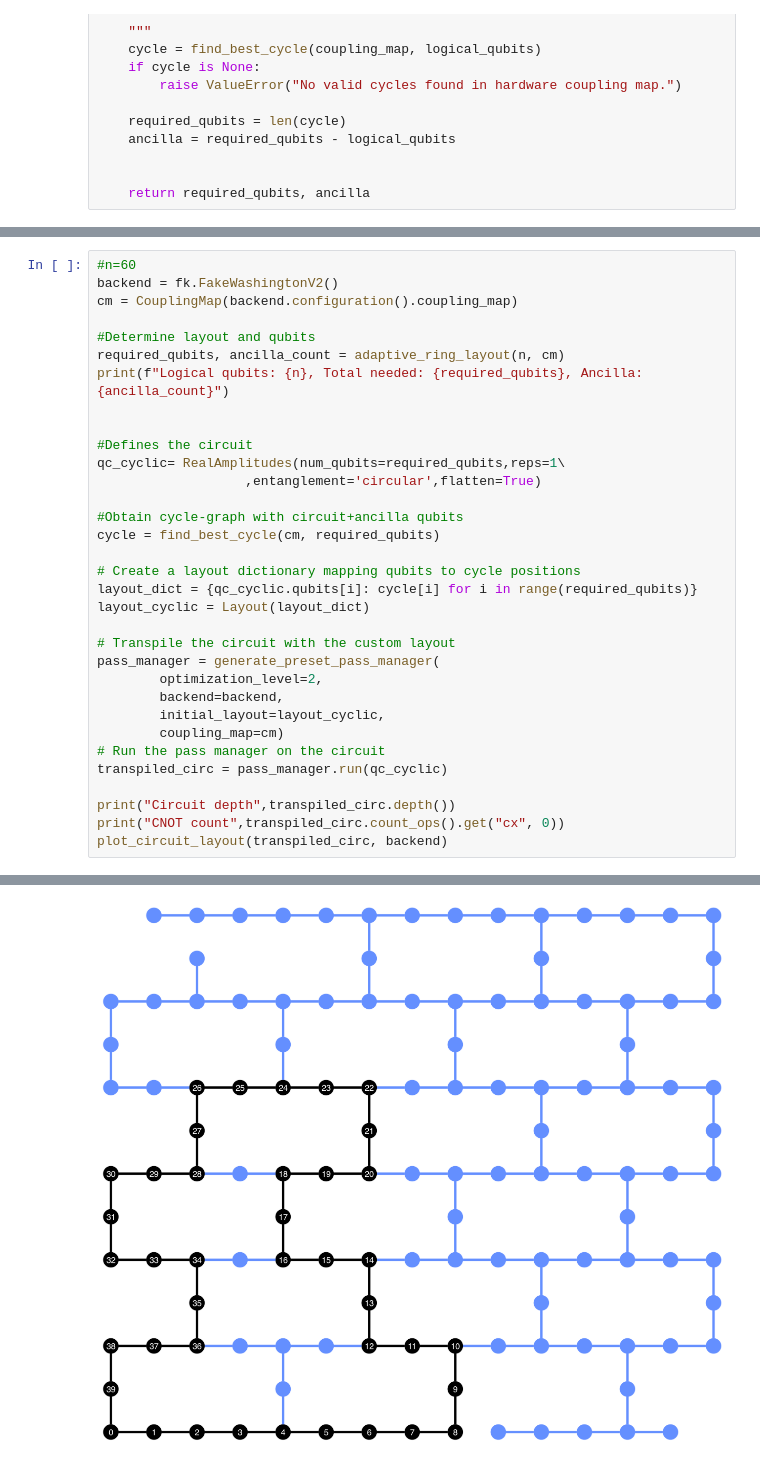
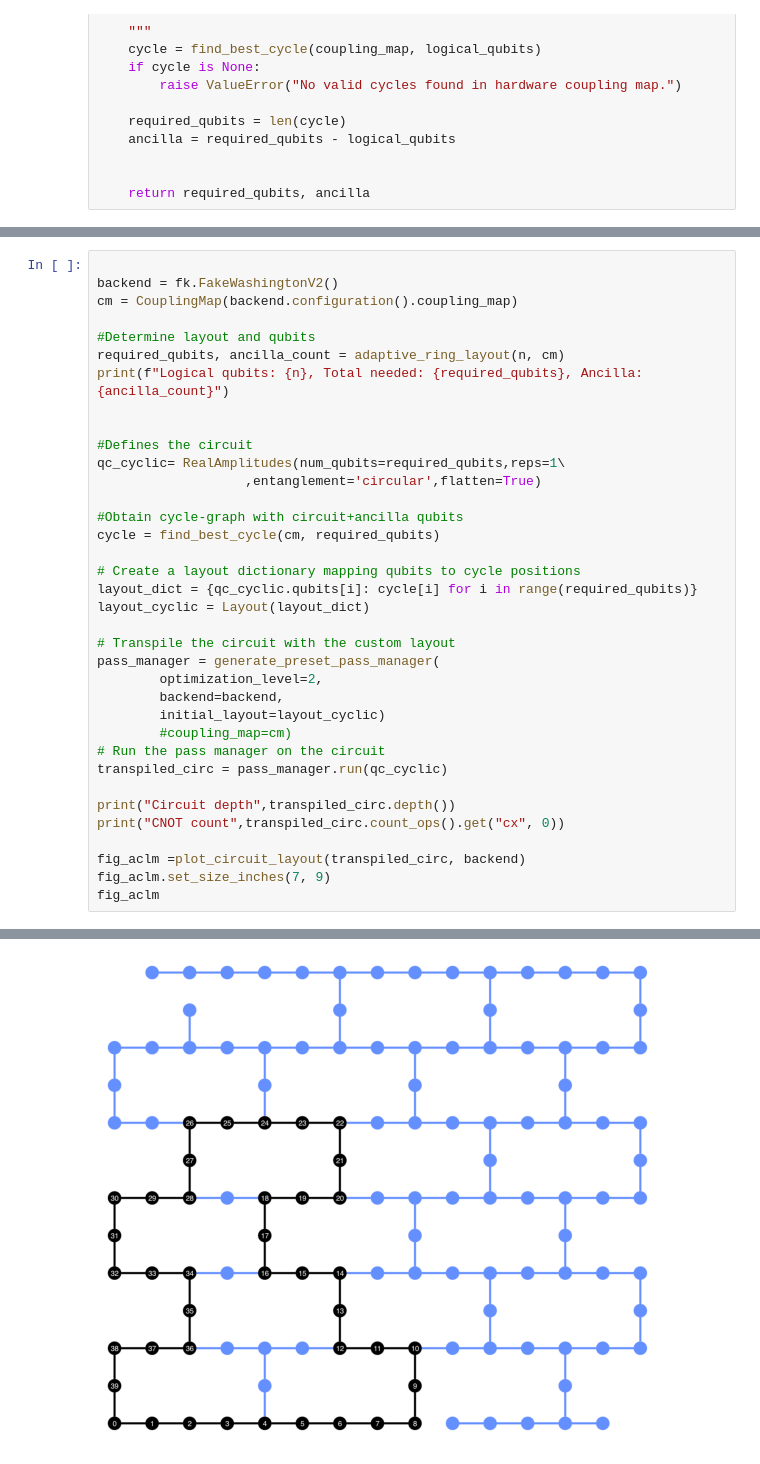
Before and after one commit to rohansrikumar/IBM-qiskit-hackathon-WoQ-2025, a Jupyter notebook: adaptive cyclic layout map.ipynb, the cells around one changed output, grey strips where cells are left out. Saved outputs shown, nothing was run; the diff lists cells and outputs as text.

```diff
--- a/adaptive cyclic layout map.ipynb
+++ b/adaptive cyclic layout map.ipynb
@@ -155,5 +170,5 @@ However, one can add ancillas qubits till we reach such a number. We see that su
 # %%
-#n=60
+
 backend = fk.FakeWashingtonV2()
 cm = CouplingMap(backend.configuration().coupling_map)
 
@@ -177,13 +192,16 @@ layout_cyclic = Layout(layout_dict)
 pass_manager = generate_preset_pass_manager(
         optimization_level=2,
         backend=backend,
-        initial_layout=layout_cyclic,
-        coupling_map=cm)
+        initial_layout=layout_cyclic)
+        #coupling_map=cm)
 # Run the pass manager on the circuit
 transpiled_circ = pass_manager.run(qc_cyclic)
 
 print("Circuit depth",transpiled_circ.depth())
 print("CNOT count",transpiled_circ.count_ops().get("cx", 0))
-plot_circuit_layout(transpiled_circ, backend)
+
+fig_aclm =plot_circuit_layout(transpiled_circ, backend)
+fig_aclm.set_size_inches(7, 9)
+fig_aclm
 # %% [output]
 Logical qubits: 40, Total needed: 40, Ancilla: 0
@@ -192,2 +210,2 @@ CNOT count 40
-[figure, old version]
+[figure, new version]
 # %% [markdown]
```
Also changed, not shown: parts of 17 cells of this notebook.
